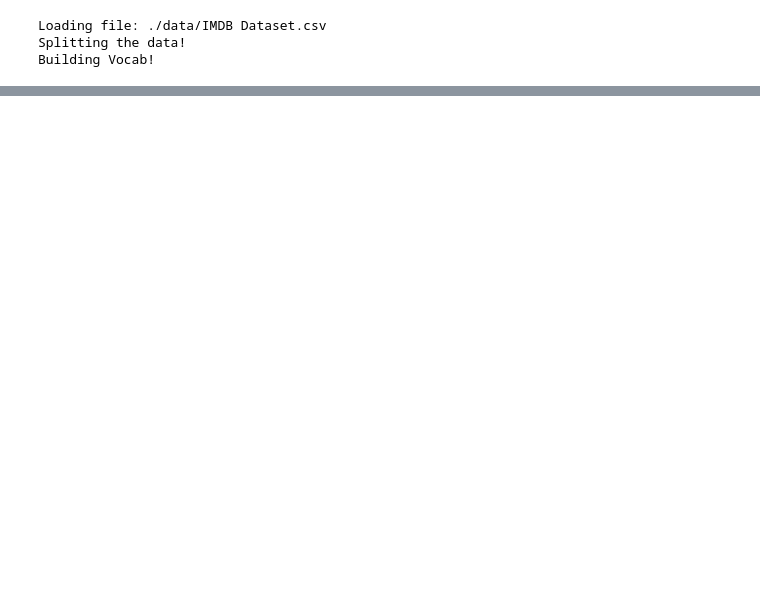
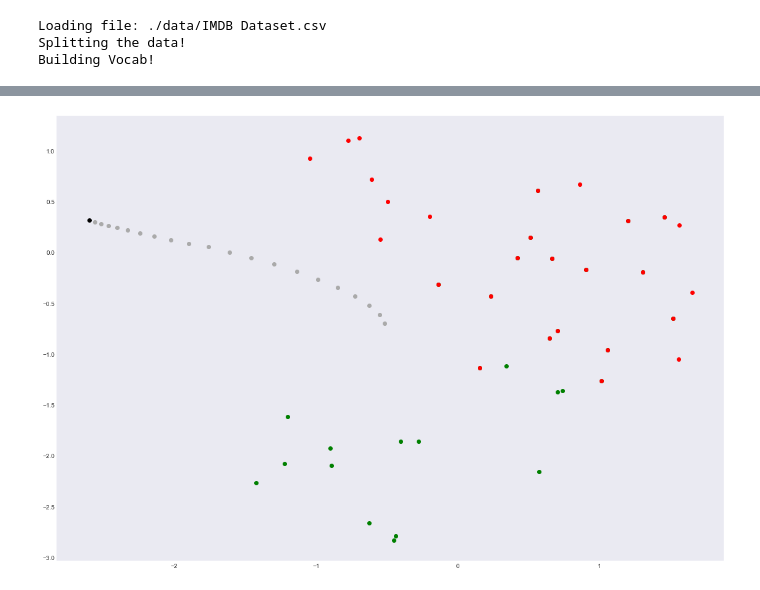
Before and after one commit to mythrex/deep_dream_textual_data, a Jupyter notebook: demo.ipynb, the cells around one changed output, grey strips where cells are left out. Drawn from its saved outputs; the diff is of its cells as text; code cells hidden in the pictures; blank space fills up the shorter version.

```diff
--- a/demo.ipynb
+++ b/demo.ipynb
@@ -88,0 +185,11 @@ RuntimeError: Error(s) in loading state_dict for TextClassifier:
+# %%
+embedding_arr_reduced, colors = visualize_embeddings(pos_neg_words,
+                                                     sentences_embedding_steps,
+                                                     text=TEXT,
+                                                    #  sentence no, here we are choosing sentence idx 1, you can try with 0
+                                                     step=0,
+                                                     debug=True,
+                                                     tsne_config={'perplexity': 50, 'learning_rate': 10, 'n_iter': 500}
+                                                     )
+# %% [output]
+[figure, added]
```
Also changed, not shown: parts of 36 cells of this notebook, 10 other files.
